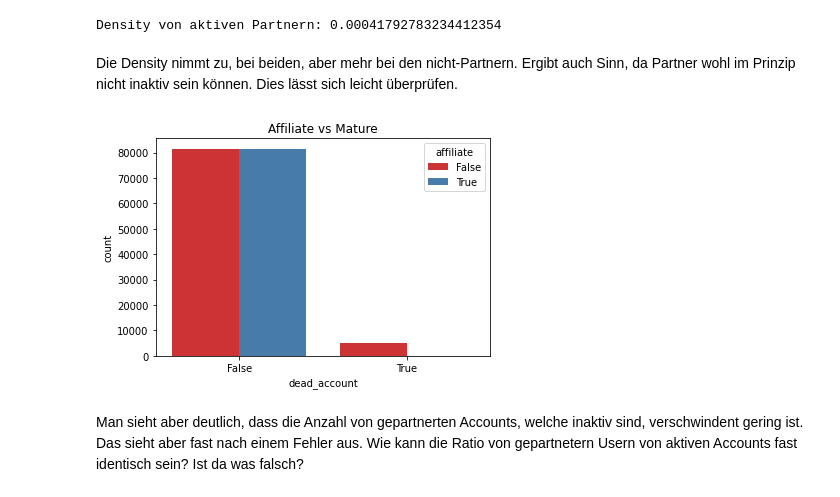
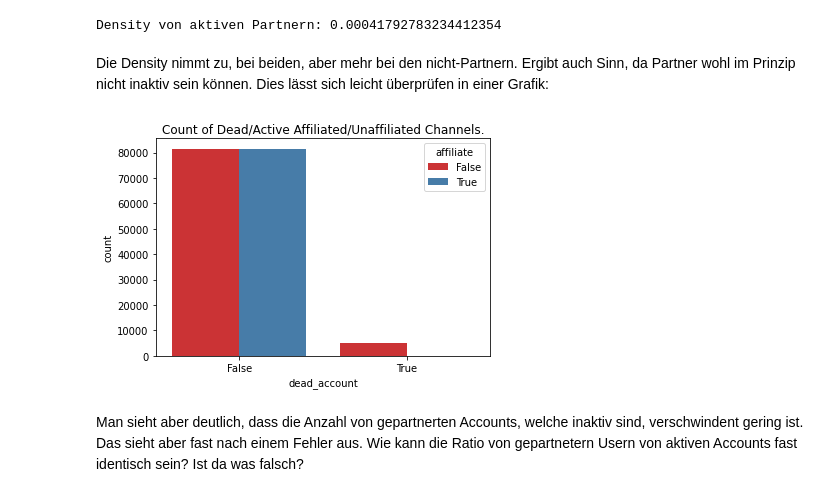
Before and after one commit to kenfus/SAN, a Jupyter notebook: main.ipynb, the cells around one changed output. Drawn from its saved outputs; the diff is of its cells as text; code cells hidden in the pictures.

```diff
--- a/main.ipynb
+++ b/main.ipynb
@@ -181,13 +204,13 @@ print(f'Density von aktiven Partnern: {nx.density(netzwerk_aktiv_partner)}')
 # %% [output]
 Density von aktiven Partnern: 0.00041792783234412354
 # %% [markdown]
-Die Density nimmt zu, bei beiden, aber mehr bei den nicht-Partnern. Ergibt auch Sinn, da Partner wohl im Prinzip nicht inaktiv sein können. Dies lässt sich leicht überprüfen.
+Die Density nimmt zu, bei beiden, aber mehr bei den nicht-Partnern. Ergibt auch Sinn, da Partner wohl im Prinzip nicht inaktiv sein können. Dies lässt sich leicht überprüfen in einer Grafik:
 # %%
 sns.countplot(data=features, x="dead_account", hue="affiliate", palette="Set1")
-plt.title('Affiliate vs Mature')
+plt.title('Count of Dead/Active Affiliated/Unaffiliated Channels.')
 plt.show()
 # %% [output]
-[figure, old version]
+[figure, new version]
 # %% [markdown]
 Man sieht aber deutlich, dass die Anzahl von gepartnerten Accounts, welche inaktiv sind, verschwindent gering ist. Das sieht aber fast nach einem Fehler aus. Wie kann die Ratio von gepartnetern Usern von aktiven Accounts fast identisch sein? Ist da was falsch?
 # %%
```
Also changed, not shown: parts of 33 cells of this notebook.
